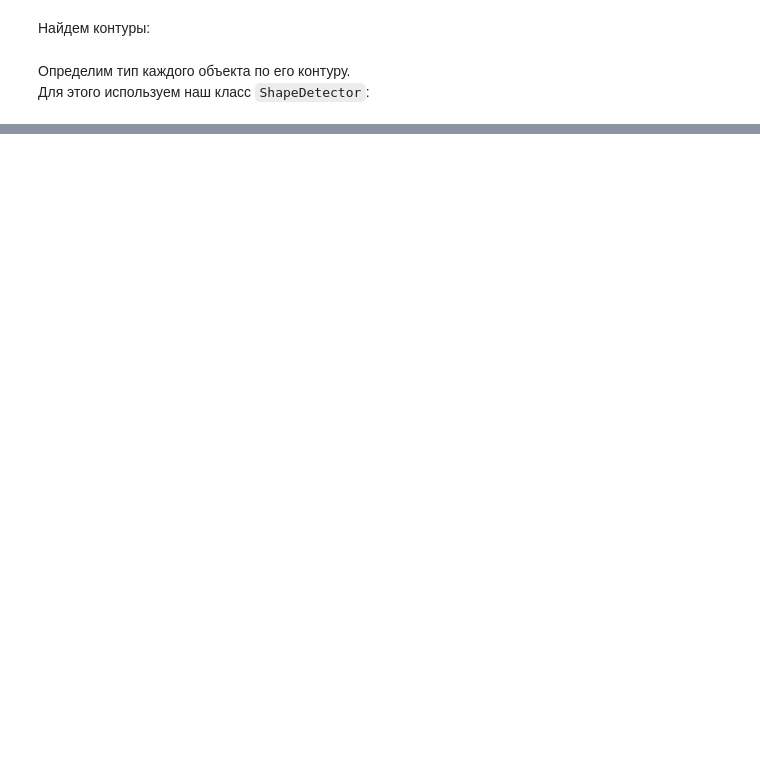
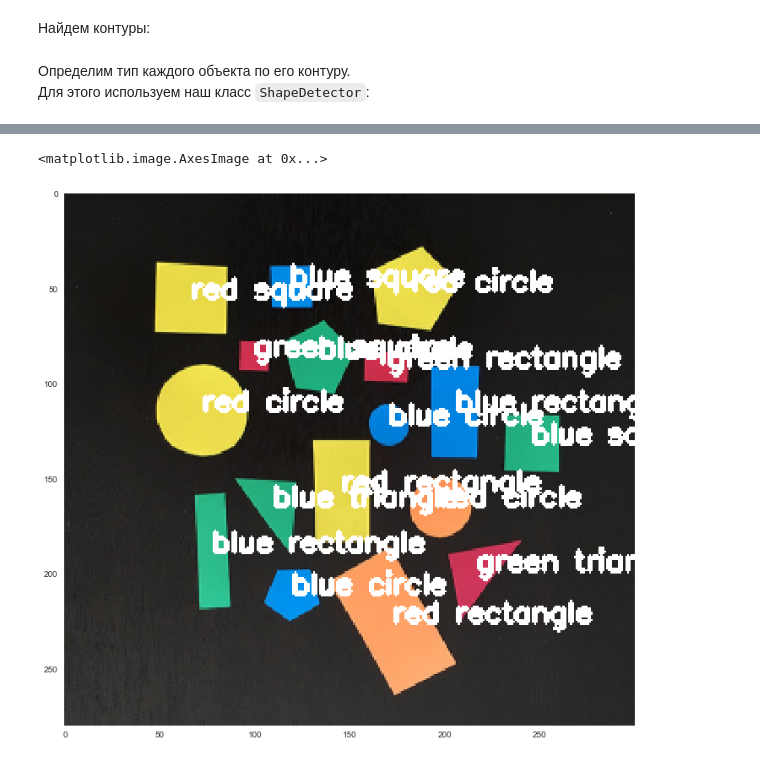
Before and after one commit to AICommunityInno/Seminars, a Jupyter notebook: Seminar 8/Seminar_8.1-Figures.ipynb, the cells around one changed output, grey strips where cells are left out. Saved outputs shown, nothing was run; the diff lists cells and outputs as text; code cells hidden in the pictures; blank space fills up the shorter version.

```diff
--- a/Seminar 8/Seminar_8.1-Figures.ipynb
+++ b/Seminar 8/Seminar_8.1-Figures.ipynb
@@ -34,6 +38,8 @@ OpenCV загружает изображения в формате BGR.
 # %%
 image = cv2.imread("./images/shapes.jpg")[:, :, ::-1]
 resized = imutils.resize(image, width=300)
+resized_original = resized.copy()
+resized_colors = resized.copy()
 ratio = image.shape[0] / float(resized.shape[0])
 # %%
 imshow(resized);
@@ -83,0 +118,5 @@ imshow(resized);
+# %%
+imshow(resized_colors)
+# %% [output]
+<matplotlib.image.AxesImage at 0x...>
+[figure, added]
```
Also changed, not shown: parts of 9 cells of this notebook.
